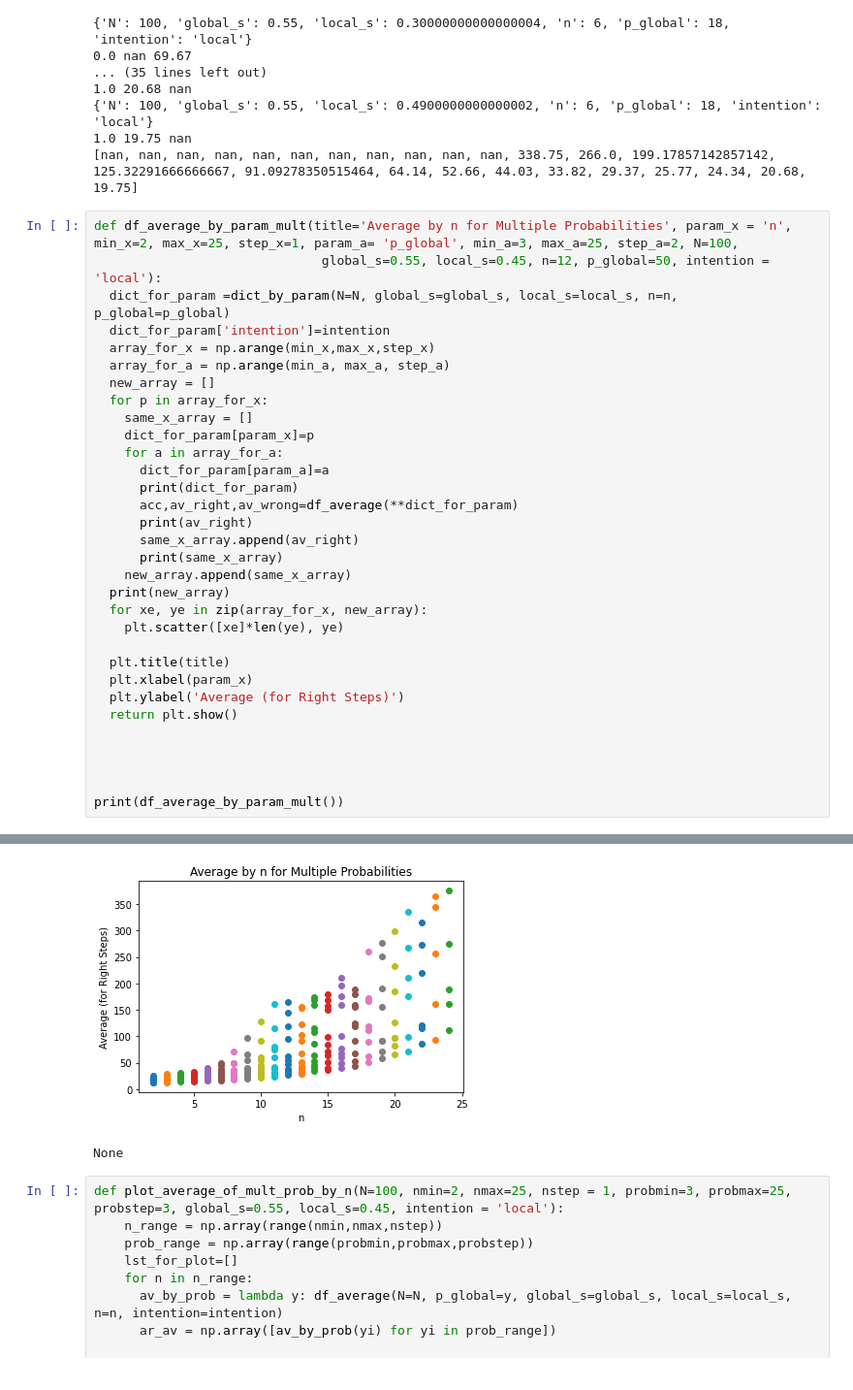
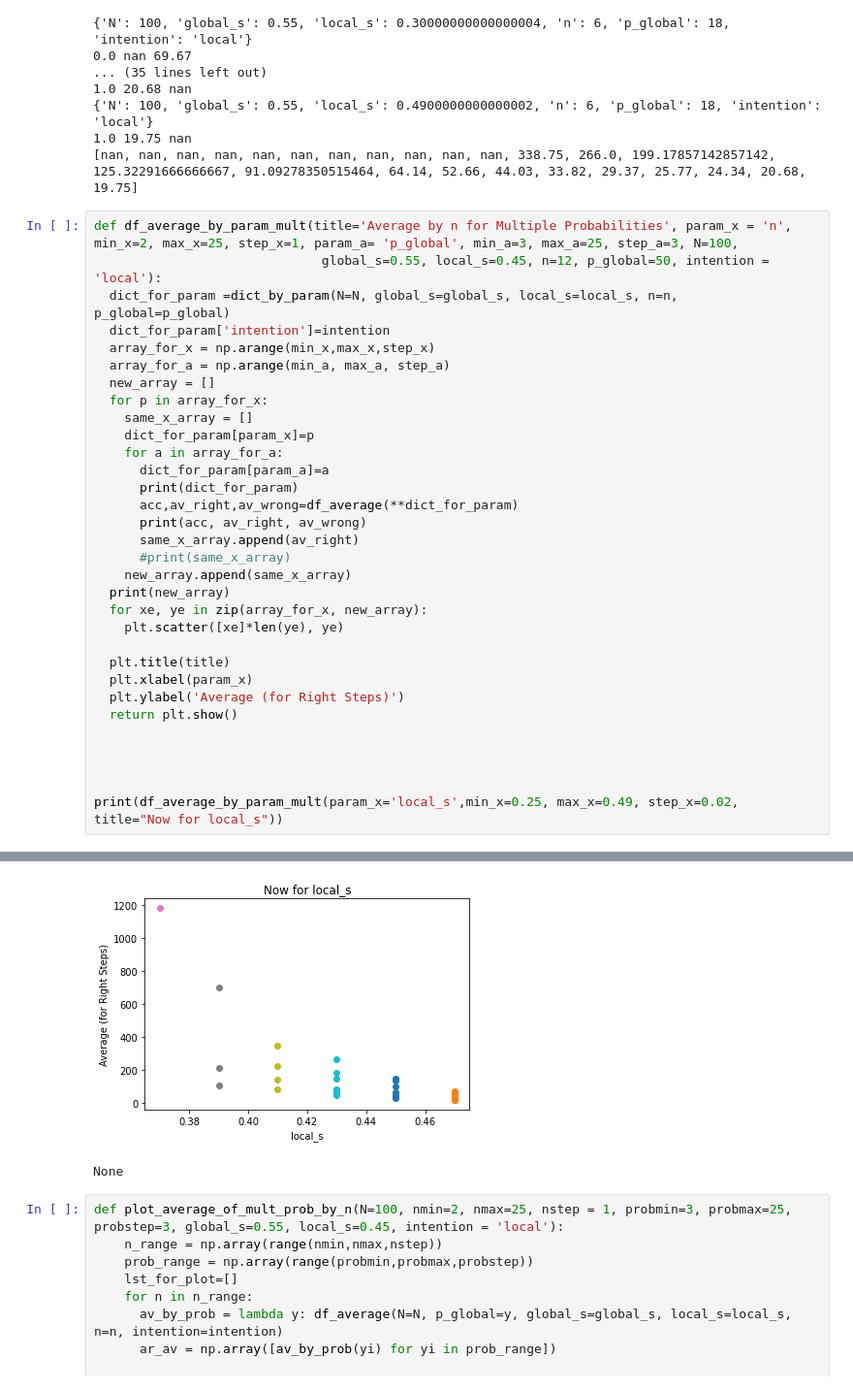
Before and after one commit to yGit741/comdepri, a Jupyter notebook: accuracy_simulation_210121.ipynb, the cells around one changed output, grey strips where cells are left out. Shown: that part at 97% size. Cells and saved outputs as stored; diff of their text form.

Commit message:
Average function - checked for local signal

```diff
--- a/accuracy_simulation_210121.ipynb
+++ b/accuracy_simulation_210121.ipynb
@@ -396,7 +396,7 @@ print(df_average_by_param(f_param = 'local_s', min = 0.25, max=0.5, step = 0.01,
 1.0 19.75 nan
 [nan, nan, nan, nan, nan, nan, nan, nan, nan, nan, nan, 338.75, 266.0, 199.17857142857142, 125.32291666666667, 91.09278350515464, 64.14, 52.66, 44.03, 33.82, 29.37, 25.77, 24.34, 20.68, 19.75]
 # %%
-def df_average_by_param_mult(title='Average by n for Multiple Probabilities', param_x = 'n', min_x=2, max_x=25, step_x=1, param_a= 'p_global', min_a=3, max_a=25, step_a=2, N=100,
+def df_average_by_param_mult(title='Average by n for Multiple Probabilities', param_x = 'n', min_x=2, max_x=25, step_x=1, param_a= 'p_global', min_a=3, max_a=25, step_a=3, N=100,
                               global_s=0.55, local_s=0.45, n=12, p_global=50, intention = 'local'):
   dict_for_param =dict_by_param(N=N, global_s=global_s, local_s=local_s, n=n, p_global=p_global)
   dict_for_param['intention']=intention
@@ -410,9 +410,9 @@ def df_average_by_param_mult(title='Average by n for Multiple Probabilities', pa
       dict_for_param[param_a]=a
       print(dict_for_param)
       acc,av_right,av_wrong=df_average(**dict_for_param)
-      print(av_right)
+      print(acc, av_right, av_wrong)
       same_x_array.append(av_right)
-      print(same_x_array)
+      #print(same_x_array)
     new_array.append(same_x_array)
   print(new_array)
   for xe, ye in zip(array_for_x, new_array):
@@ -426,5 +426,5 @@ def df_average_by_param_mult(title='Average by n for Multiple Probabilities', pa
 
 
 
-print(df_average_by_param_mult())
+print(df_average_by_param_mult(param_x='local_s',min_x=0.25, max_x=0.49, step_x=0.02, title="Now for local_s"))
 # %% [output]
@@ -448,4 +448,4 @@ nan
-[figure, old version]
+[figure, new version]
 None
 # %%
 def plot_average_of_mult_prob_by_n(N=100, nmin=2, nmax=25, nstep = 1, probmin=3, probmax=25, probstep=3, global_s=0.55, local_s=0.45, intention = 'local'):
```
Also changed, not shown: parts of 1 cell of this notebook.
